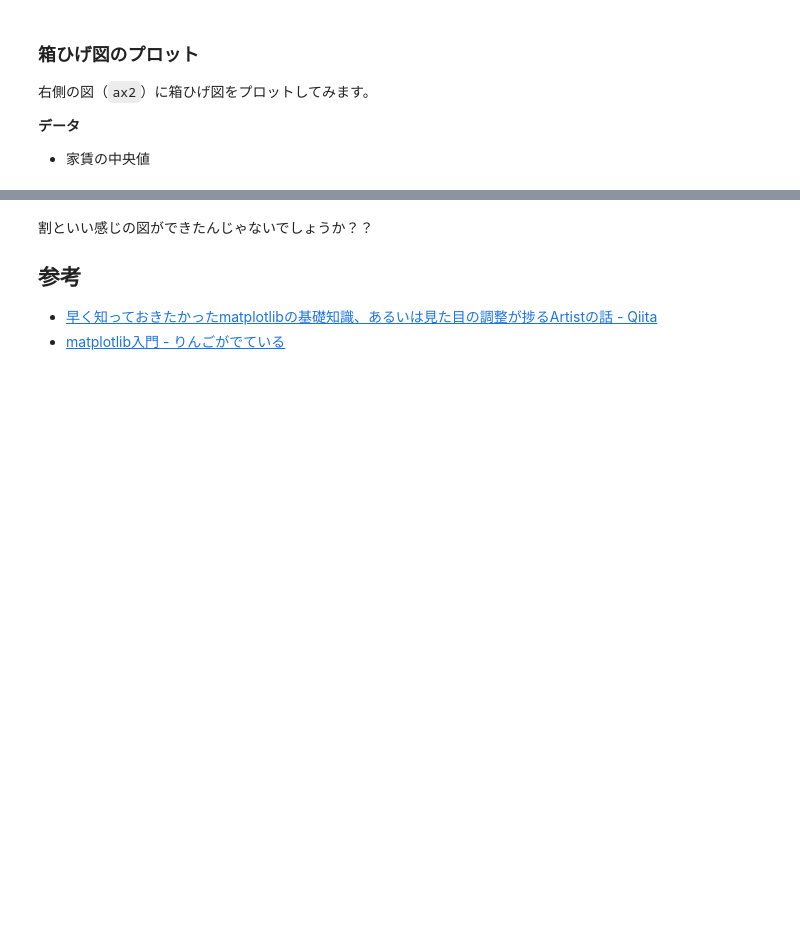
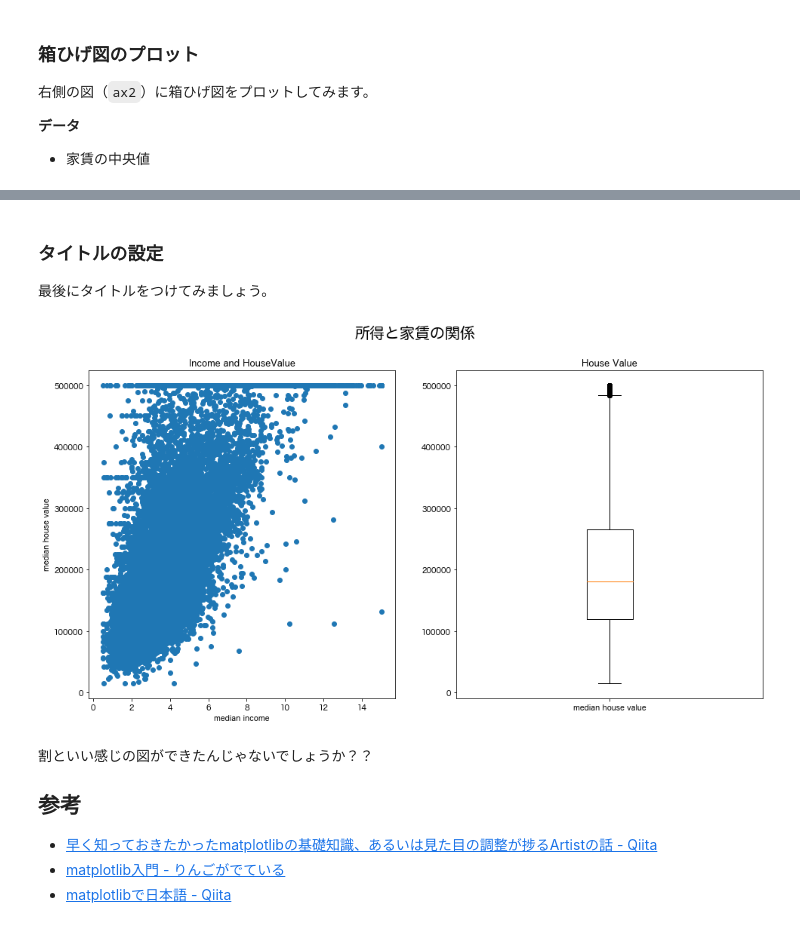
Before and after one commit to kentakom1213/practice-datavisualization, a Jupyter notebook: matplotlib_advanced.ipynb, the cells around one changed output, grey strips where cells are left out. Drawn from its saved outputs; the diff is of its cells as text; code cells hidden in the pictures; blank space fills up the shorter version.

```diff
--- a/matplotlib_advanced.ipynb
+++ b/matplotlib_advanced.ipynb
@@ -86,3 +98,13 @@ fig
+# %% [markdown]
+### タイトルの設定
+
+最後にタイトルをつけてみましょう。
+# %%
+fig.suptitle("所得と家賃の関係", fontsize=20)  # figの上にタイトルを設定
+
+fig
+# %% [output]
+[figure, added]
 # %% [markdown]
 割といい感じの図ができたんじゃないでしょうか？？
 
@@ -90,3 +112,4 @@ fig
 
 - [早く知っておきたかったmatplotlibの基礎知識、あるいは見た目の調整が捗るArtistの話 - Qiita](https://qiita.com/skotaro/items/08dc0b8c5704c94eafb9)
 - [matplotlib入門 - りんごがでている](https://bicycle1885.hatenablog.com/entry/2014/02/14/023734)
+- [matplotlibで日本語 - Qiita](https://qiita.com/yniji/items/3fac25c2ffa316990d0c)
```
Also changed, not shown: parts of 3 cells of this notebook, 34 other files.
